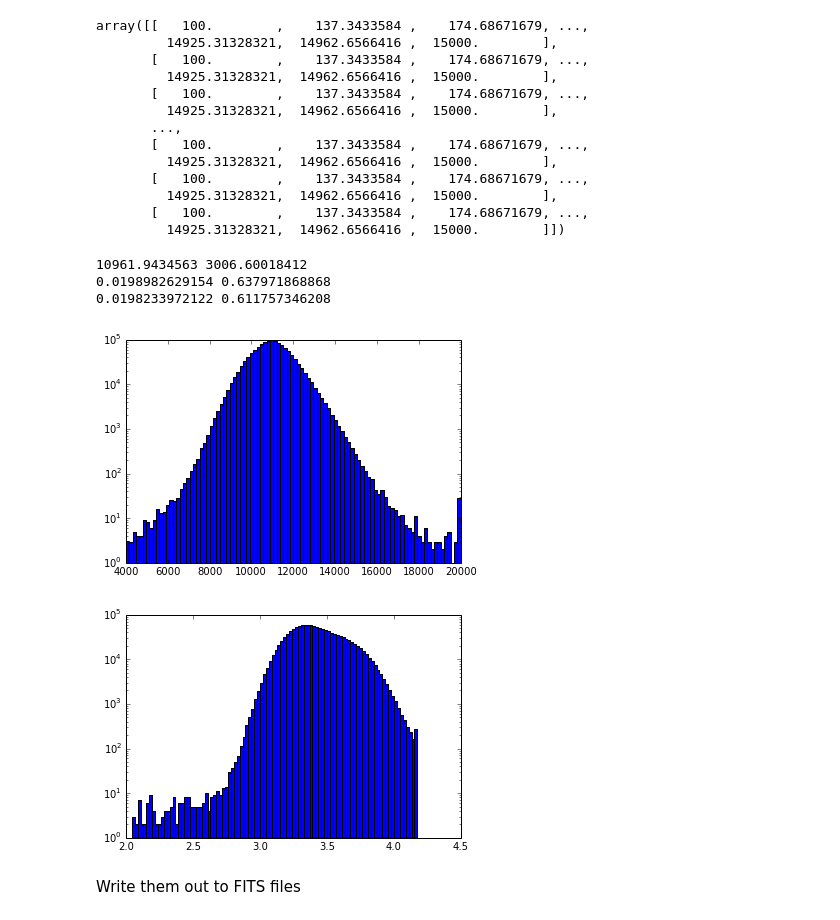
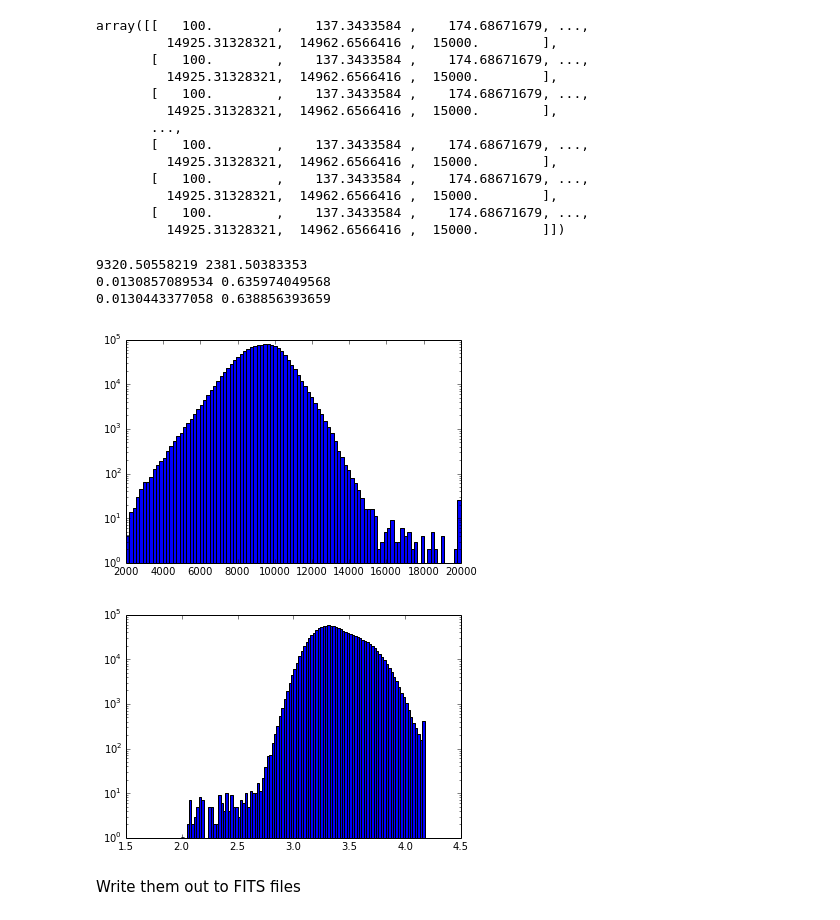
Before and after one commit to deprecated/orion-tsq, a Jupyter notebook: WFC3 images exploration.ipynb, the cells around one changed output. Saved outputs shown, nothing was run; the diff lists cells and outputs as text; code cells hidden in the pictures.

```diff
--- a/WFC3 images exploration.ipynb
+++ b/WFC3 images exploration.ipynb
@@ -587,7 +590,7 @@ def rsii_func(T, den):
 # %% [markdown]
 Note that pyneb already promotes the arrays to 2d by taking the outer product!
 # %%
-Tmin, Tmax = 4000.0, 20000.0
+Tmin, Tmax = 2000.0, 20000.0
 Nmin, Nmax = 100.0, 15000.0
 nT, nN = 400, 400
 Tgrid, Ngrid = np.linspace(Tmin, Tmax, nT), np.linspace(Nmin, Nmax, nN)
@@ -637,12 +640,17 @@ array([[   100.        ,    137.3433584 ,    174.68671679, ...,
 Te = griddata(points, Tvalues.ravel(), xi)
 # %%
 Ne = griddata(points, Nvalues.ravel(), xi)
-# %%
-print(Te[np.isfinite(Te)].mean(), Ne[np.isfinite(Ne)].mean())
-print(rnii[m].mean(), rsii[m].mean())
-print(rnii_func(Te[np.isfinite(Te)].mean(), Ne[np.isfinite(Ne)].mean()),
-      rsii_func(Te[np.isfinite(Te)].mean(), Ne[np.isfinite(Ne)].mean()))
-# %% [output]
-10961.9434563 3006.60018412
-0.0198982629154 0.637971868868
-0.0198233972122 0.611757346208
+# %%
+goodmask = np.isfinite(Te) & np.isfinite(Ne)
+
+def goodmed(x):
+    return np.median(x[goodmask])
+
+print(goodmed(Te),  goodmed(Ne))
+print(np.median(rnii[m]), np.median(rsii[m]))
+print(rnii_func(goodmed(Te),  goodmed(Ne)),
+      rsii_func(goodmed(Te),  goodmed(Ne)))
+# %% [output]
+9320.50558219 2381.50383353
+0.0130857089534 0.635974049568
+0.0130443377058 0.638856393659
@@ -649,11 +659,11 @@ print(rnii_func(Te[np.isfinite(Te)].mean(), Ne[np.isfinite(Ne)].mean()),
 # %%
-H = hist(Te, bins=100, range=[Tmin, Tmax], log=True)
+H = plt.hist(Te, bins=100, range=[Tmin, Tmax], log=True)
 # %% [output]
-[figure, old version]
+[figure, new version]
 # %%
-H = hist(np.log10(Ne), bins=100, range=[np.log10(Nmin), np.log10(Nmax)], log=True)
+H = plt.hist(np.log10(Ne), bins=100, range=[np.log10(Nmin), np.log10(Nmax)], log=True)
 # %% [output]
-[figure, old version]
+[figure, new version]
 # %% [markdown]
 Write them out to FITS files
 # %%
```
Also changed, not shown: parts of 10 cells of this notebook, 13 other files.
